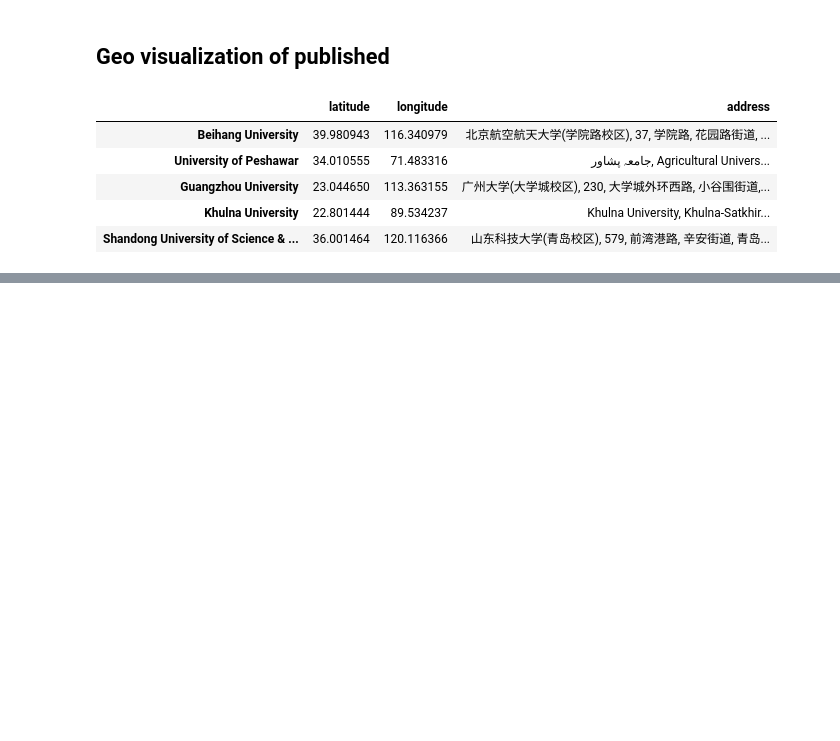
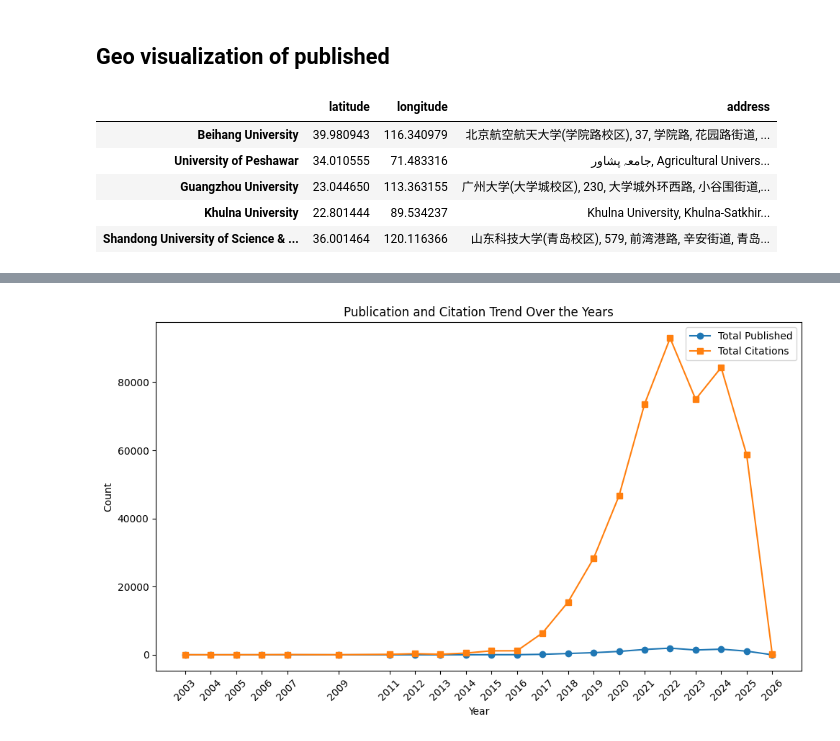
Before and after one commit to tashima42/disciplinas, a Jupyter notebook: CARS007/trabalho-1-bibliometria/trabalho-1.ipynb, the cells around one changed output, grey strips where cells are left out. Drawn from its saved outputs; the diff is of its cells as text; code cells hidden in the pictures; blank space fills up the shorter version.

Commit message:
add plots

```diff
--- a/CARS007/trabalho-1-bibliometria/trabalho-1.ipynb
+++ b/CARS007/trabalho-1-bibliometria/trabalho-1.ipynb
@@ -24,7 +24,7 @@ import matplotlib.pyplot as plt
 import pandas as pd
 
 config = dotenv_values(".env")
-df = pd.read_csv(str(config["WOS_DATA"]), sep="\t", usecols=["AU", "C1", "AF", "TI", "SO", "C3"])
+df = pd.read_csv(str(config["WOS_DATA"]), sep="\t", usecols=["AU", "C1", "AF", "TI", "SO", "C3", "NR", "PY"])
 # %%
 df.head(5)
 # %% [output]
@@ -170,0 +209,7 @@ fig.show()
+# %%
+yearly_stats = df.groupby("PY").agg(
+  total_published=("PY", "count"),
+  total_citations=("NR", "sum")
+).reset_index()
+
+yearly_stats
@@ -170,0 +234,13 @@ fig.show()
+# %%
+plt.figure(figsize=(10, 6))
+plt.plot(yearly_stats["PY"], yearly_stats["total_published"], marker='o', label="Total Published")
+plt.plot(yearly_stats["PY"], yearly_stats["total_citations"], marker='s', label="Total Citations")
+plt.xlabel("Year")
+plt.ylabel("Count")
+plt.title("Publication and Citation Trend Over the Years")
+plt.legend()
+plt.xticks(yearly_stats["PY"], rotation=45)
+plt.tight_layout()
+plt.savefig("data/publication-citation-trend.eps", format='eps')
+plt.show()
+# %% [output]
@@ -170,0 +248 @@ fig.show()
+[figure, added]
```
Also changed, not shown: parts of 16 cells of this notebook, 2 other files.
